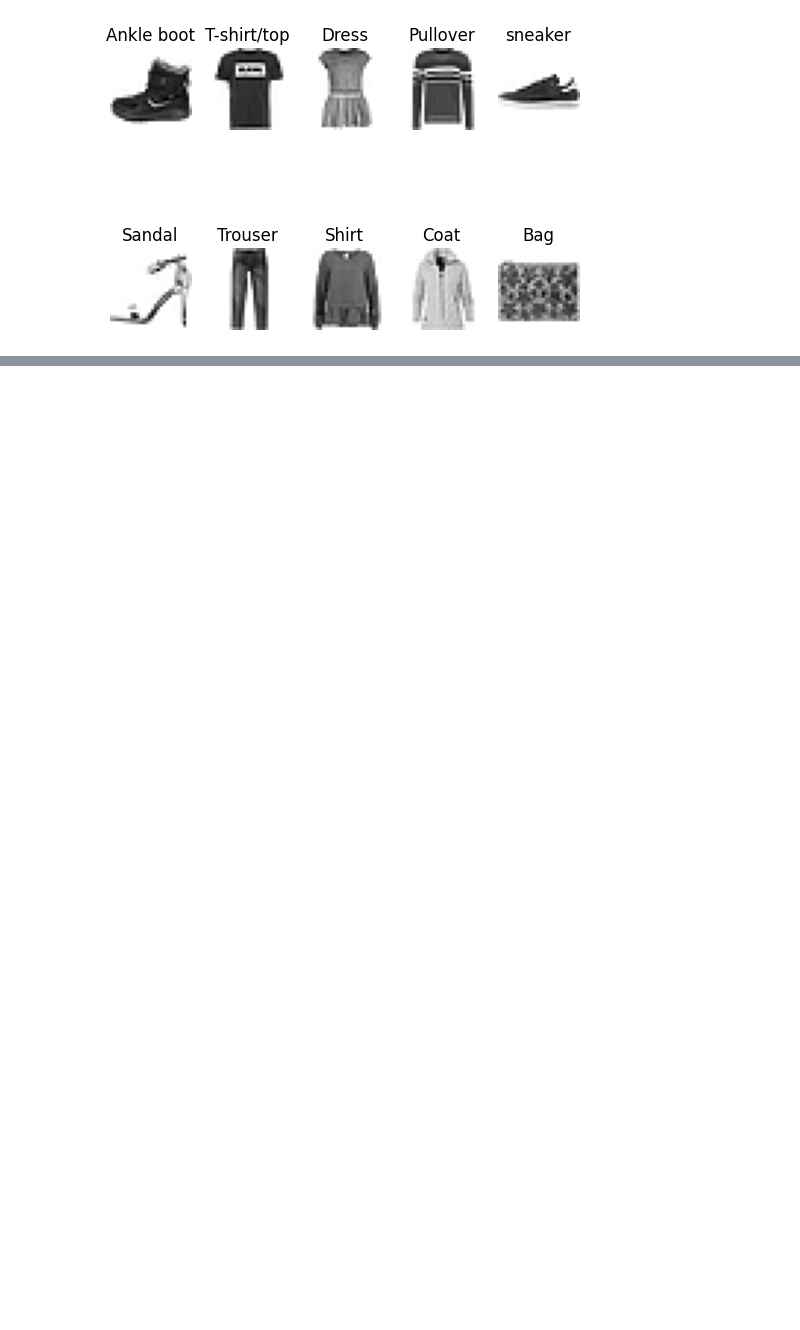
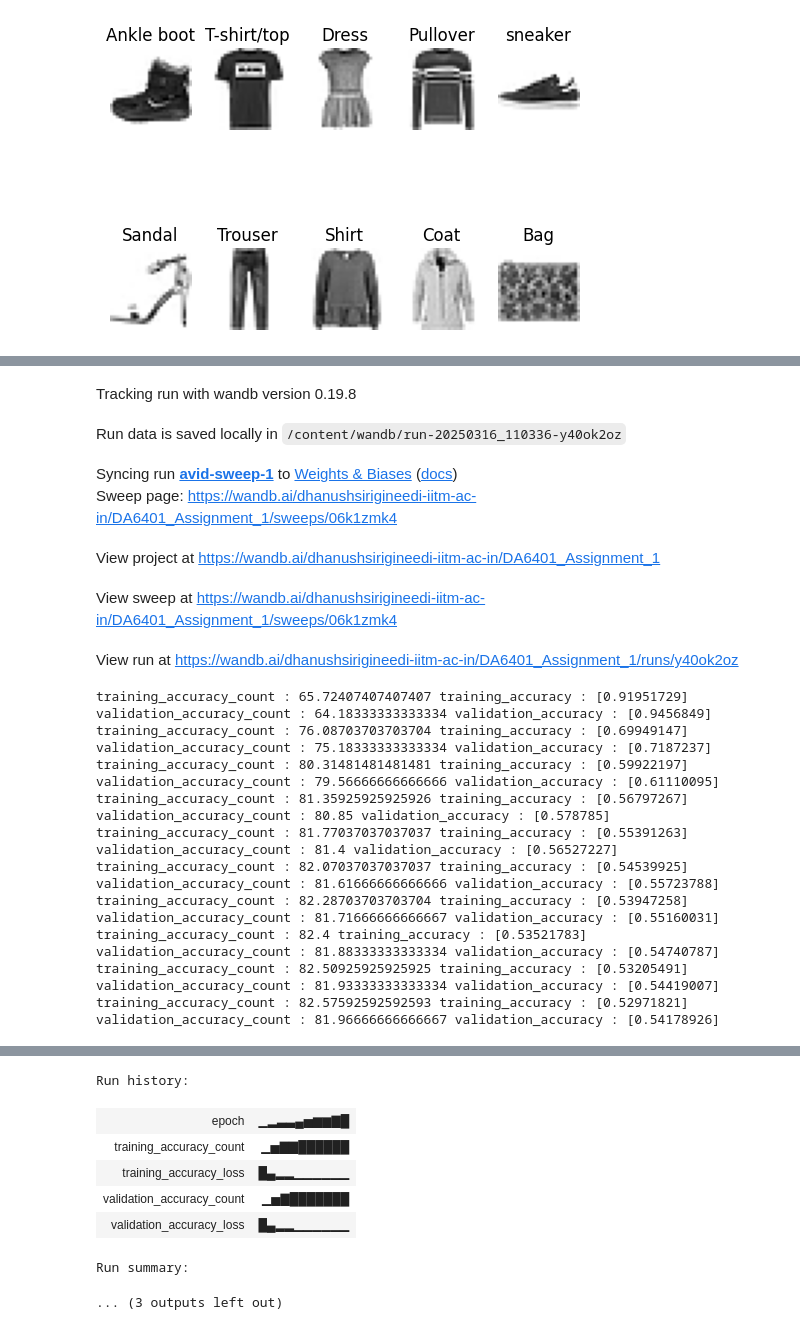
Before and after one commit to Dhanushsirigineedi/DL-Assignment-1, a Jupyter notebook: DL_Assignment_1_code.ipynb, the cells around one changed output, grey strips where cells are left out. Saved outputs shown, nothing was run; the diff lists cells and outputs as text; code cells hidden in the pictures; blank space fills up the shorter version.

```diff
--- a/DL_Assignment_1_code.ipynb
+++ b/DL_Assignment_1_code.ipynb
@@ -664,0 +563,16 @@ View project at https://wandb.ai/dhanushsirigineedi-iitm-ac-in/DA6401_Assignment
+# %%
+def train_the_model(X_train,Y_train,no_of_hiddenlayers,no_of_neurons,no_of_input_nodes,no_of_output_nodes,W_matrix,b_matrix,
+                    a_matrix,h_matrix,learningRate,no_of_epochs,batch_size,no_of_training_samples,optimizer,activationFunction,lossFunction,initializer_type,Weight_decay):
+  #parameter_intializer(no_of_hiddenlayers,no_of_neurons,initializer_type,W_matrix,b_matrix)
+  if optimizer == "schotastic":
+    accuracy=SchotasticGD(no_of_hiddenlayers,no_of_neurons,no_of_epochs,Weight_decay,learningRate,batch_size,initializer_type,activationFunction,lossFunction)
+  elif optimizer == "momentum":
+    accuracy=MomentumGD(no_of_hiddenlayers,no_of_neurons,no_of_epochs,Weight_decay,learningRate,batch_size,initializer_type,activationFunction,lossFunction)
+  elif optimizer == "nesterov":
+    accuracy=NesterovGD(no_of_hiddenlayers,no_of_neurons,no_of_epochs,Weight_decay,learningRate,batch_size,initializer_type,activationFunction,lossFunction)
+  elif optimizer == "rmsprop":
+    accuracy=rmsProp(no_of_hiddenlayers,no_of_neurons,no_of_epochs,Weight_decay,learningRate,batch_size,initializer_type,activationFunction,lossFunction)
+  elif optimizer == "adam":
+    accuracy=adam(no_of_hiddenlayers,no_of_neurons,no_of_epochs,Weight_decay,learningRate,batch_size,initializer_type,activationFunction,lossFunction)
+  elif optimizer == "nadam":
+    accuracy=nadam(no_of_hiddenlayers,no_of_neurons,no_of_epochs,Weight_decay,learningRate,batch_size,initializer_type,activationFunction,lossFunction)
@@ -664,0 +623,24 @@ View project at https://wandb.ai/dhanushsirigineedi-iitm-ac-in/DA6401_Assignment
+# %%
+# Initializing and setting training size
+no_of_classes = 10
+input_size = 784
+no_of_training_samples = 54000
+
+# Initialize parameter dictionaries
+loss_function = "entropy"
+W_matrix = {}
+b_matrix = {}
+h_matrix = {}
+a_matrix = {}
+
+def run_experiment():
+    run = wandb.init(config=sweep_config)
+    cfg = run.config
+
+    run.name = "No_of_epochs : {} No_of_hidden_layers : {} No_of_neurons : {} Learning_rate : {} Optimizer : {} Batch_size {} Intializer_type : {} Activation_Function : {} Weight_decay : {}".format(
+        cfg.no_of_epochs, cfg.no_of_hiddenlayers, cfg.no_of_neurons, cfg.learning_rate, cfg.optmizer, cfg.batch_size, cfg.initializer_type, cfg.activation_function, cfg.weight_decay
+    )
+    train_the_model(X_train,Y_train,cfg.no_of_hiddenlayers,cfg.no_of_neurons,input_size,no_of_classes,W_matrix,b_matrix,a_matrix,h_matrix,
+                cfg.learning_rate,cfg.no_of_epochs,cfg.batch_size,no_of_training_samples,cfg.optmizer,cfg.activation_function,loss_function,cfg.initializer_type,cfg.weight_decay)
+wandb.agent(sweep_id, run_experiment,project="DA6401_Assignment_1" ,  count=1)
+# %% [output]
@@ -664,0 +657,27 @@ View project at https://wandb.ai/dhanushsirigineedi-iitm-ac-in/DA6401_Assignment
+Tracking run with wandb version 0.19.8
+Run data is saved locally in /content/wandb/run-20250316_110336-y40ok2oz
+Syncing run avid-sweep-1 to Weights & Biases (docs)
+Sweep page: https://wandb.ai/dhanushsirigineedi-iitm-ac-in/DA6401_Assignment_1/sweeps/06k1zmk4
+View project at https://wandb.ai/dhanushsirigineedi-iitm-ac-in/DA6401_Assignment_1
+View sweep at https://wandb.ai/dhanushsirigineedi-iitm-ac-in/DA6401_Assignment_1/sweeps/06k1zmk4
+View run at https://wandb.ai/dhanushsirigineedi-iitm-ac-in/DA6401_Assignment_1/runs/y40ok2oz
+training_accuracy_count : 65.72407407407407 training_accuracy : [0.91951729]
+validation_accuracy_count : 64.18333333333334 validation_accuracy : [0.9456849]
+training_accuracy_count : 76.08703703703704 training_accuracy : [0.69949147]
+validation_accuracy_count : 75.18333333333334 validation_accuracy : [0.7187237]
+training_accuracy_count : 80.31481481481481 training_accuracy : [0.59922197]
+validation_accuracy_count : 79.56666666666666 validation_accuracy : [0.61110095]
+training_accuracy_count : 81.35925925925926 training_accuracy : [0.56797267]
+validation_accuracy_count : 80.85 validation_accuracy : [0.578785]
+training_accuracy_count : 81.77037037037037 training_accuracy : [0.55391263]
+validation_accuracy_count : 81.4 validation_accuracy : [0.56527227]
+training_accuracy_count : 82.07037037037037 training_accuracy : [0.54539925]
+validation_accuracy_count : 81.61666666666666 validation_accuracy : [0.55723788]
+training_accuracy_count : 82.28703703703704 training_accuracy : [0.53947258]
+validation_accuracy_count : 81.71666666666667 validation_accuracy : [0.55160031]
+training_accuracy_count : 82.4 training_accuracy : [0.53521783]
+validation_accuracy_count : 81.88333333333334 validation_accuracy : [0.54740787]
+training_accuracy_count : 82.50925925925925 training_accuracy : [0.53205491]
+validation_accuracy_count : 81.93333333333334 validation_accuracy : [0.54419007]
+training_accuracy_count : 82.57592592592593 training_accuracy : [0.52971821]
+validation_accuracy_count : 81.96666666666667 validation_accuracy : [0.54178926]
@@ -664,0 +685,8 @@ View project at https://wandb.ai/dhanushsirigineedi-iitm-ac-in/DA6401_Assignment
+Run history:
+| epoch | ▁▂▃▃▄▅▆▆▇█ |
+| training_accuracy_count | ▁▅▇▇██████ |
+| training_accuracy_loss | █▄▂▂▁▁▁▁▁▁ |
+| validation_accuracy_count | ▁▅▇███████ |
+| validation_accuracy_loss | █▄▂▂▁▁▁▁▁▁ |
+Run summary:
+... (3 outputs left out)
```
Also changed, not shown: parts of 4 cells of this notebook.
